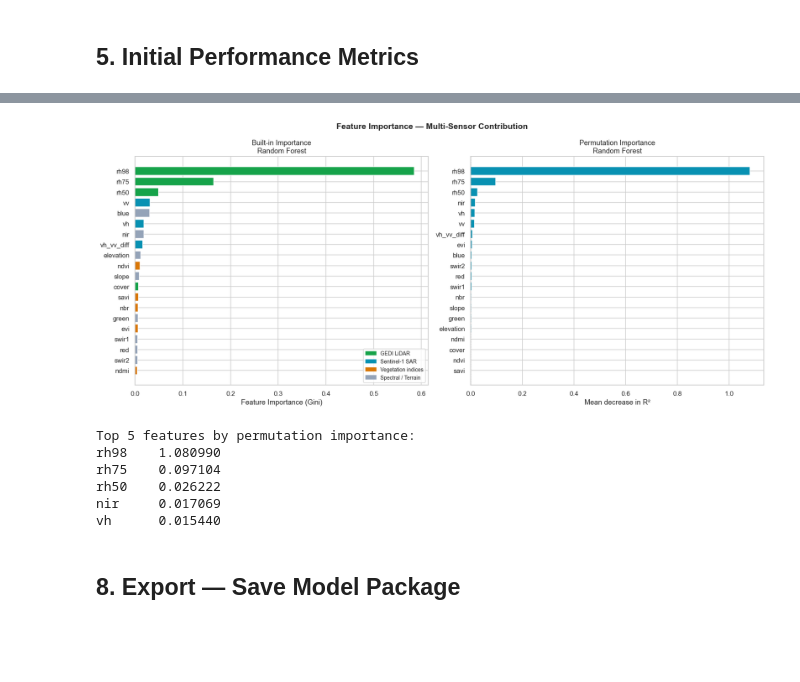
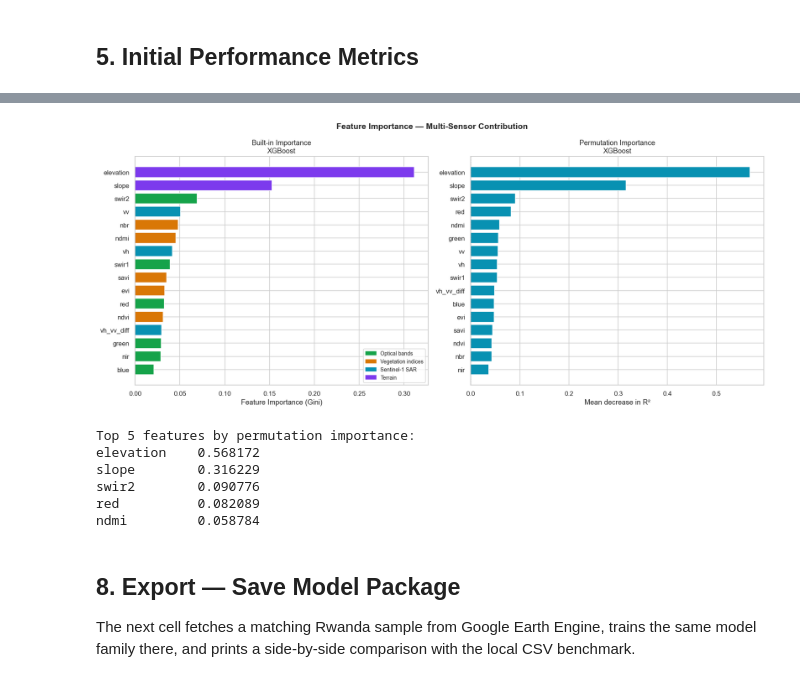
Before and after one commit to tonywahome/mission_capstone, a Jupyter notebook: notebooks/Biomass Estimation & Multi-Model Benchmark.ipynb, the cells around one changed output, grey strips where cells are left out. Drawn from its saved outputs; the diff is of its cells as text; code cells hidden in the pictures; blank space fills up the shorter version.

Commit message:
training reinforcement

```diff
--- a/notebooks/Biomass Estimation & Multi-Model Benchmark.ipynb
+++ b/notebooks/Biomass Estimation & Multi-Model Benchmark.ipynb
@@ -553,18 +366,22 @@ plt.show()
 3. **Outlier removal** — samples above the 99.5th percentile excluded (measurement artefacts)
 4. **Spatial block CV** — 0.5° grid blocks assigned as groups for `GroupKFold`; prevents autocorrelation from inflating held-out R² (proposal §3.3.2)
 # %%
-MODEL_FEATURE_COLS = [
-    "blue","green","red","nir","swir1","swir2",
-    "ndvi","evi","savi","ndmi","nbr",
-    "vv","vh","vh_vv_diff",
-    "rh50","rh75","rh98","cover",
-    "elevation","slope",
+FEATURE_PRIORITY = [
+    "blue", "green", "red", "nir", "swir1", "swir2",
+    "ndvi", "evi", "savi", "ndmi", "nbr",
+    "vv", "vh", "vh_vv_diff",
+    "elevation", "slope",
 ]
+MODEL_FEATURE_COLS = [feature for feature in FEATURE_PRIORITY if feature in df.columns]
+
+if not MODEL_FEATURE_COLS:
+    raise ValueError("No supported model features were found in the loaded dataset.")
 
 # Remove outliers (>99.5th percentile)
 q995 = df["agbd_tonnes_per_ha"].quantile(0.995)
 df_clean = df[df["agbd_tonnes_per_ha"] <= q995].copy().reset_index(drop=True)
 print(f"Samples after outlier removal: {len(df_clean):,}  (cap={q995:.0f} t/ha)")
+print(f"Model features selected: {', '.join(MODEL_FEATURE_COLS)}")
 
 X = df_clean[MODEL_FEATURE_COLS].values
 y = df_clean["agbd_tonnes_per_ha"].values
@@ -995,23 +813,28 @@ Average PI width: 16.5 t/ha
 fig, axes = plt.subplots(1, 2, figsize=(16, 7))
 
 if hasattr(final_model, "feature_importances_"):
-    imp  = pd.Series(final_model.feature_importances_, index=MODEL_FEATURE_COLS).sort_values()
-    colors_imp = ["#16a34a" if f in ["rh98","rh75","rh50","cover"] else
-                  "#0891b2" if f in ["vv","vh","vh_vv_diff"] else
-                  "#d97706" if f in ["ndvi","evi","savi","ndmi","nbr"] else
-                  "#94a3b8"
-                  for f in imp.index]
-    axes[0].barh(imp.index, imp.values, color=colors_imp)
+    imp = pd.Series(final_model.feature_importances_, index=MODEL_FEATURE_COLS).sort_values()
+
+    def feature_color(feature):
+        if feature in {"vv", "vh", "vh_vv_diff"}:
+            return "#0891b2"
+        if feature in {"ndvi", "evi", "savi", "ndmi", "nbr"}:
+            return "#d97706"
+        if feature in {"elevation", "slope"}:
+            return "#7c3aed"
+        return "#16a34a"
+
+    axes[0].barh(imp.index, imp.values, color=[feature_color(feature) for feature in imp.index])
     axes[0].set_xlabel("Feature Importance (Gini)")
     axes[0].set_title(f"Built-in Importance\n{best_name}")
 
     # Legend
     from matplotlib.patches import Patch
     legend_els = [
-        Patch(color="#16a34a", label="GEDI LiDAR"),
+        Patch(color="#16a34a", label="Optical bands"),
+        Patch(color="#d97706", label="Vegetation indices"),
         Patch(color="#0891b2", label="Sentinel-1 SAR"),
-        Patch(color="#d97706", label="Vegetation indices"),
-        Patch(color="#94a3b8", label="Spectral / Terrain"),
+        Patch(color="#7c3aed", label="Terrain"),
     ]
     axes[0].legend(handles=legend_els, loc="lower right", fontsize=9)
 else:
@@ -1026,39 +849,41 @@ X_ho, y_ho = X_all_s[holdout], y[holdout]
 
 if is_torch:
     # Manual permutation for CNN
     base_rmse = np.sqrt(mean_squared_error(y_ho, np.expm1(predict_cnn(final_model, X_ho))))
     perm_scores = []
     for fi in range(X_ho.shape[1]):
         X_perm = X_ho.copy(); np.random.shuffle(X_perm[:, fi])
         rmse_perm = np.sqrt(mean_squared_error(y_ho, np.expm1(predict_cnn(final_model, X_perm))))
         perm_scores.append(rmse_perm - base_rmse)
     perm_ser = pd.Series(perm_scores, index=MODEL_FEATURE_COLS).sort_values()
 else:
     perm = permutation_importance(
         final_model, X_ho, np.log1p(y_ho),   # log-space consistent with model
         n_repeats=8, random_state=42, scoring="r2",
     )
     perm_ser = pd.Series(perm.importances_mean, index=MODEL_FEATURE_COLS).sort_values()
 
 axes[1].barh(perm_ser.index, perm_ser.values, color="#0891b2")
 xlabel = "Δ RMSE (t/ha)" if is_torch else "Mean decrease in R²"
 axes[1].set_xlabel(xlabel)
 axes[1].set_title(f"Permutation Importance\n{best_name}")
 axes[1].axvline(0, color="black", lw=0.8, ls="--")
 
 plt.suptitle("Feature Importance — Multi-Sensor Contribution", fontsize=14, fontweight="bold")
 plt.tight_layout()
 plt.show()
 
 print("\nTop 5 features by permutation importance:")
 print(perm_ser.abs().sort_values(ascending=False).head(5).to_string())
 # %% [output]
-[figure, old version]
+[figure, new version]
 Top 5 features by permutation importance:
-rh98    1.080990
-rh75    0.097104
-rh50    0.026222
-nir     0.017069
-vh      0.015440
+elevation    0.568172
+slope        0.316229
+swir2        0.090776
+red          0.082089
+ndmi         0.058784
-# %% [markdown]
-## 8. Export — Save Model Package
+# %% [markdown]
+## 8. Export — Save Model Package
+
+The next cell fetches a matching Rwanda sample from Google Earth Engine, trains the same model family there, and prints a side-by-side comparison with the local CSV benchmark.
```
Also changed, not shown: parts of 21 cells of this notebook.
